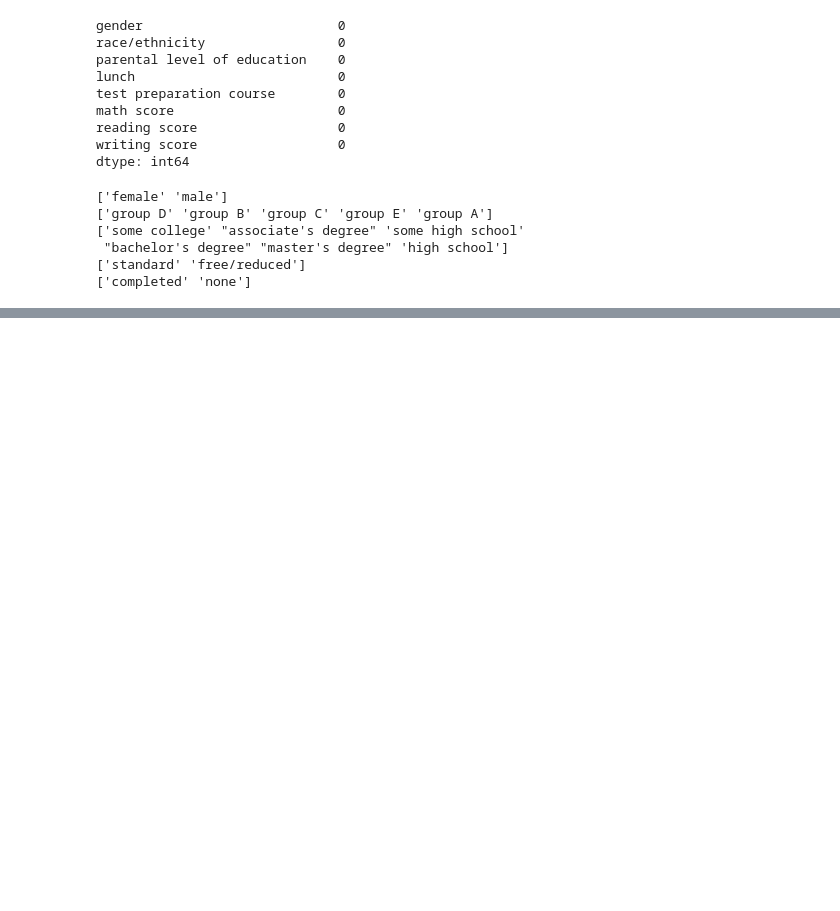
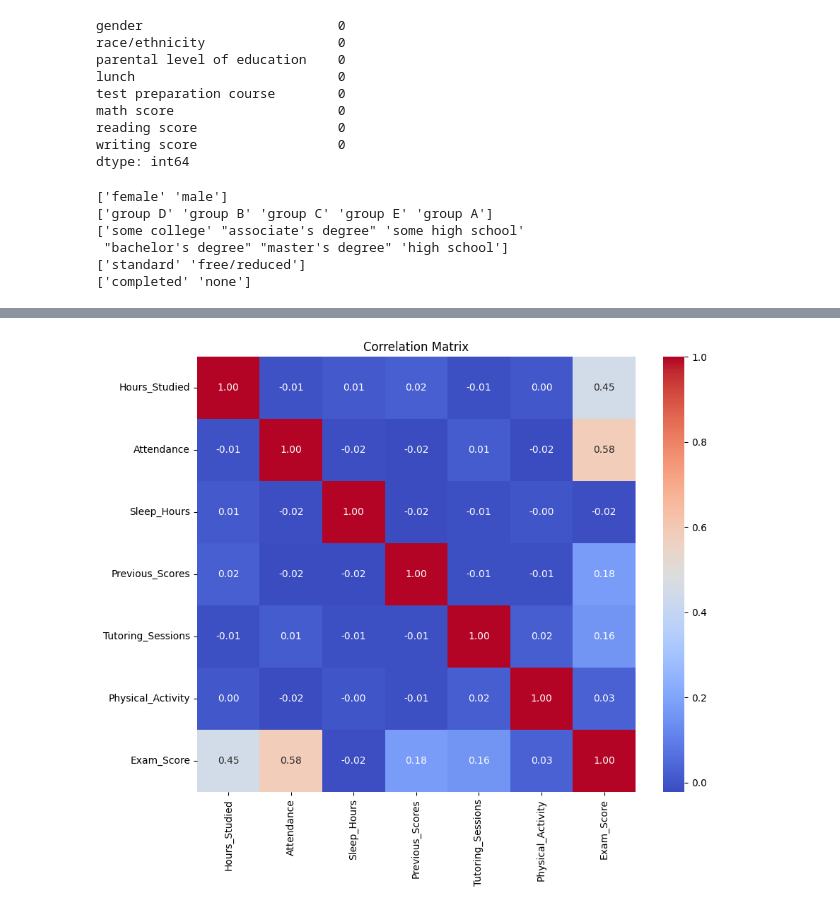
Before and after one commit to Lois-Lanctot/student-performance-analysis, a Jupyter notebook: student_performance_analysis.ipynb, the cells around one changed output, grey strips where cells are left out. Saved outputs shown, nothing was run; the diff lists cells and outputs as text; code cells hidden in the pictures; blank space fills up the shorter version.

Commit message:
performed EDA for StudentPerformanceFactors.csv

```diff
--- a/student_performance_analysis.ipynb
+++ b/student_performance_analysis.ipynb
@@ -133,0 +109,3 @@ plt.show()
+# %%
+large_df = pd.read_csv("/content/StudentPerformanceFactors.csv") # some missing values
+large_df.head()
@@ -133,0 +161,7 @@ plt.show()
+# %%
+# handle missing data types by filling in the missing values
+large_df['Teacher_Quality'].fillna(large_df['Teacher_Quality'].mode()[0], inplace=True)
+large_df['Parental_Education_Level'].fillna(large_df['Parental_Education_Level'].mode()[0], inplace=True)
+large_df['Distance_from_Home'].fillna(large_df['Distance_from_Home'].mode()[0], inplace=True)
+
+print(large_df.isnull().sum())
@@ -133,0 +221,10 @@ plt.show()
+# %%
+# Correlation heatmap
+numerical_data = large_df.select_dtypes(include=['float64', 'int64'])
+
+plt.figure(figsize=(10, 8))
+sns.heatmap(numerical_data.corr(), annot=True, cmap='coolwarm', fmt='.2f')
+plt.title('Correlation Matrix')
+plt.show()
+# %% [output]
+[figure, added]
```
Also changed, not shown: parts of 22 cells of this notebook.
